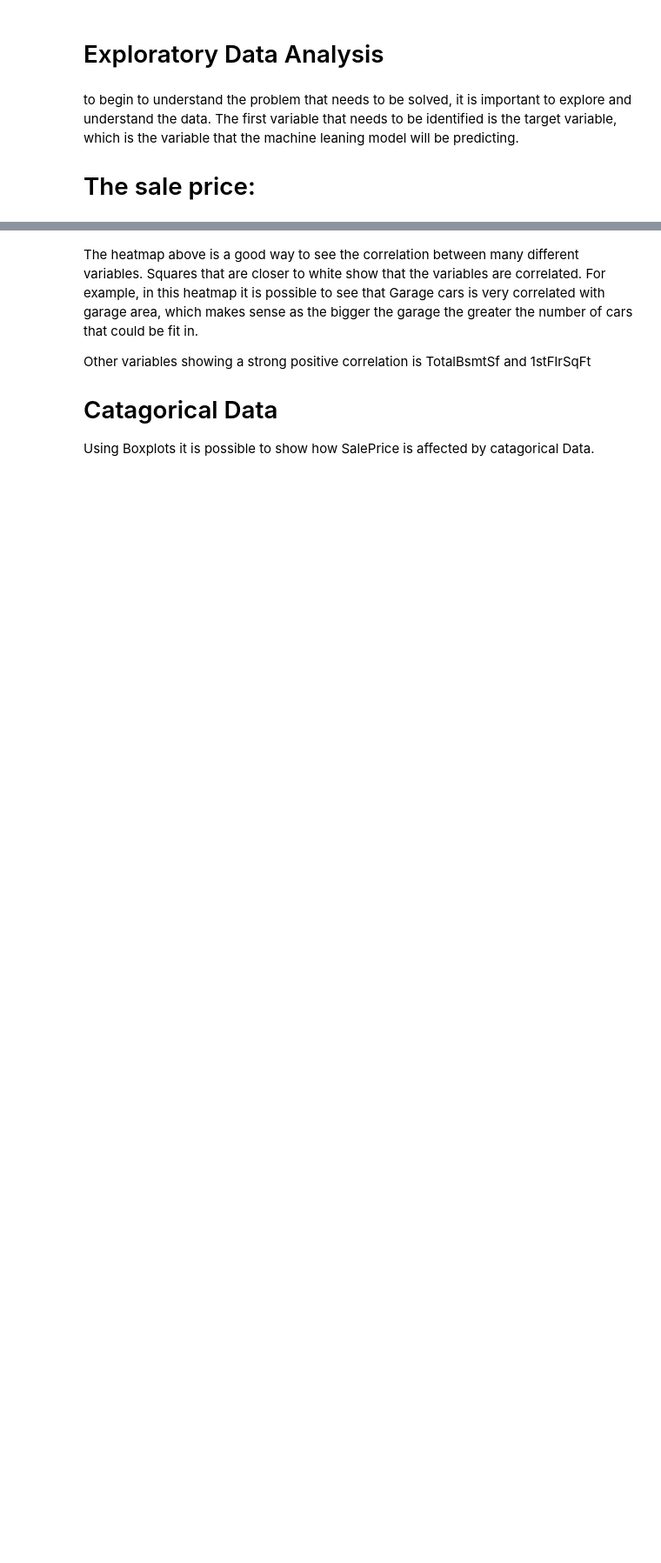
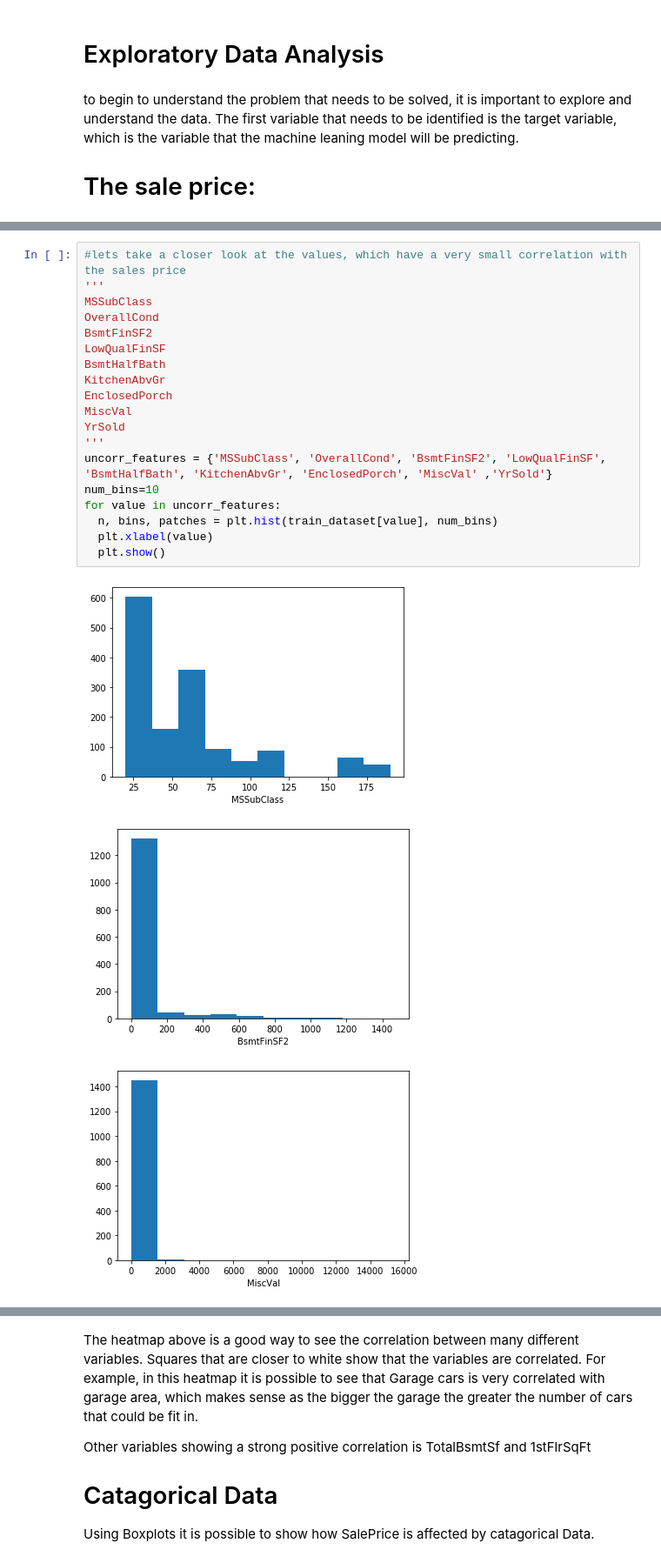
Before and after one commit to Team43GitHub/House-Prices-project, a Jupyter notebook: TeamChallenge.ipynb, the cells around one changed output, grey strips where cells are left out. Shown at 87% size. Cells and saved outputs as stored; diff of their text form; blank space fills up the shorter version.

```diff
--- a/TeamChallenge.ipynb
+++ b/TeamChallenge.ipynb
@@ -171,0 +245,23 @@ YrSold
+# %%
+#lets take a closer look at the values, which have a very small correlation with the sales price
+'''
+MSSubClass
+OverallCond
+BsmtFinSF2
+LowQualFinSF
+BsmtHalfBath
+KitchenAbvGr
+EnclosedPorch
+MiscVal
+YrSold
+'''
+uncorr_features = {'MSSubClass', 'OverallCond', 'BsmtFinSF2', 'LowQualFinSF', 'BsmtHalfBath', 'KitchenAbvGr', 'EnclosedPorch', 'MiscVal' ,'YrSold'}
+num_bins=10
+for value in uncorr_features:
+  n, bins, patches = plt.hist(train_dataset[value], num_bins)
+  plt.xlabel(value)
+  plt.show()
+# %% [output]
+[figure, added]
+[figure, added]
+[figure, added]
```
Also changed, not shown: parts of 57 cells of this notebook.
